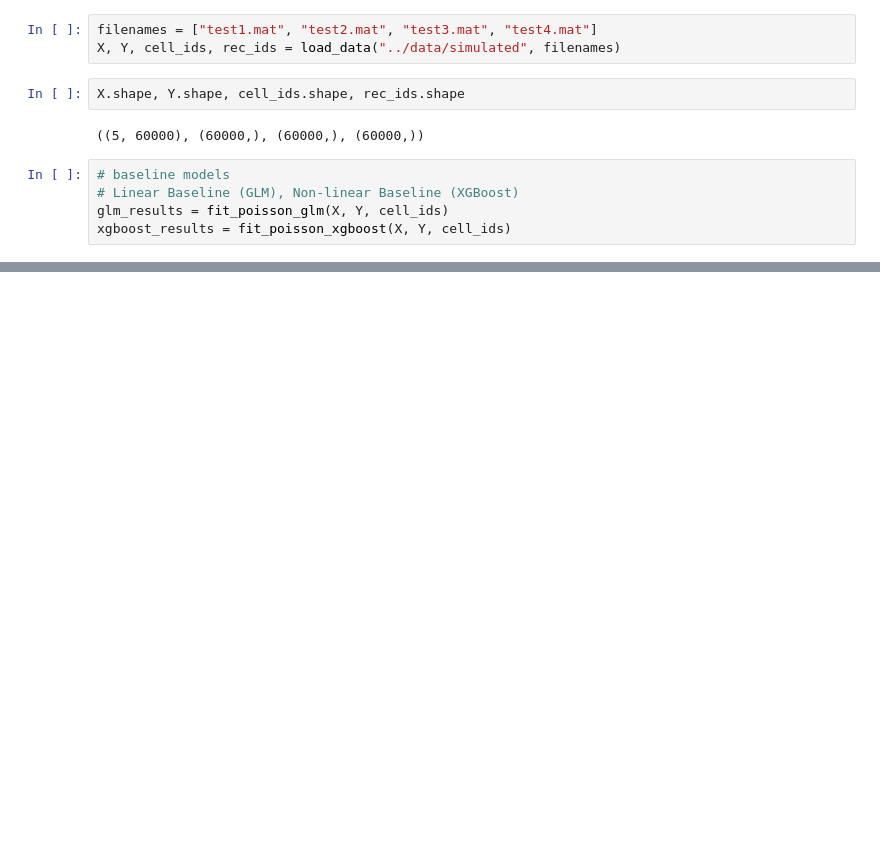
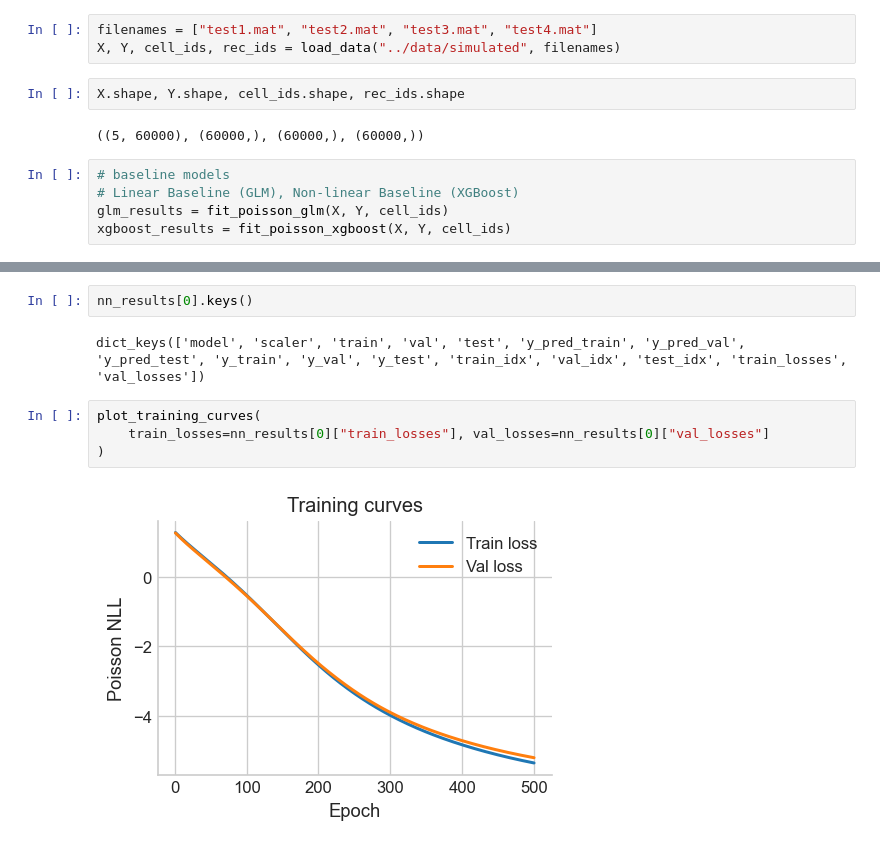
Before and after one commit to shtem/BIOL61230_poisson_neural_net, a Jupyter notebook: notebooks/neural_network.ipynb, the cells around one changed output, grey strips where cells are left out. Drawn from its saved outputs; the diff is of its cells as text; blank space fills up the shorter version.

```diff
--- a/notebooks/neural_network.ipynb
+++ b/notebooks/neural_network.ipynb
@@ -91,2 +110,12 @@ Test deviance:         2.30
 
 ===== End of Summary =====
+# %%
+nn_results[0].keys()
+# %% [output]
+dict_keys(['model', 'scaler', 'train', 'val', 'test', 'y_pred_train', 'y_pred_val', 'y_pred_test', 'y_train', 'y_val', 'y_test', 'train_idx', 'val_idx', 'test_idx', 'train_losses', 'val_losses'])
+# %%
+plot_training_curves(
+    train_losses=nn_results[0]["train_losses"], val_losses=nn_results[0]["val_losses"]
+)
+# %% [output]
+[figure, added]
```
Also changed, not shown: parts of 17 cells of this notebook, 9 other files.
